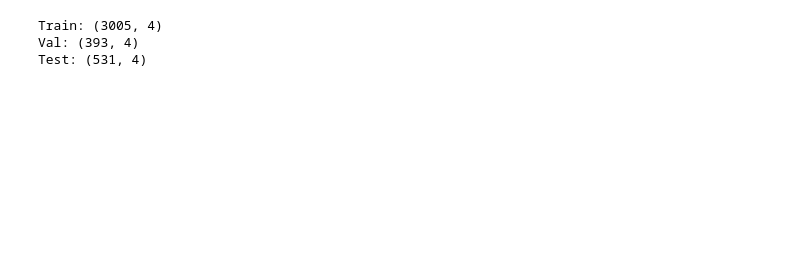
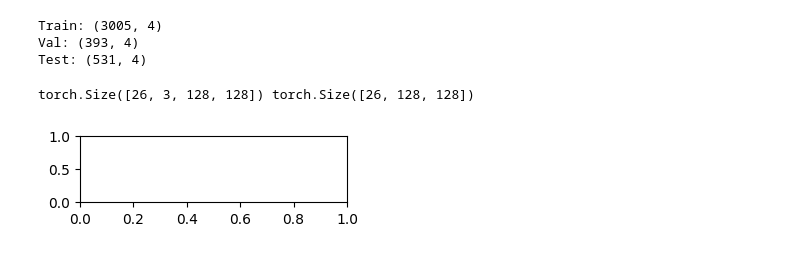
Before and after one commit to mnjkhtri/brain-tumor-detection-and-localization, a Jupyter notebook: main.ipynb, the cells around one changed output. Cells and saved outputs as stored; diff of their text form; code cells hidden in the pictures; blank space fills up the shorter version.

```diff
--- a/main.ipynb
+++ b/main.ipynb
@@ -222,3 +228,15 @@ val_dataloader = DataLoader(val_dataset, batch_size=26, num_workers=2, shuffle=T
 #test
 test_dataset = BrainMriDataset(df=test_df, transforms=transforms)
 test_dataloader = DataLoader(test_dataset, batch_size=26, num_workers=2, shuffle=True)
+# %%
+for batch, labels in train_dataloader:
+  print(batch.shape, labels.shape)
+  break
+# %% [output]
+torch.Size([26, 3, 128, 128]) torch.Size([26, 128, 128])
+# %%
+plt.figure(figsize=(20,5))
+plt.subplot(5, 5, 1+1)
+plt.show()
+# %% [output]
+[figure, added]
```
Also changed, not shown: parts of 8 cells of this notebook.
